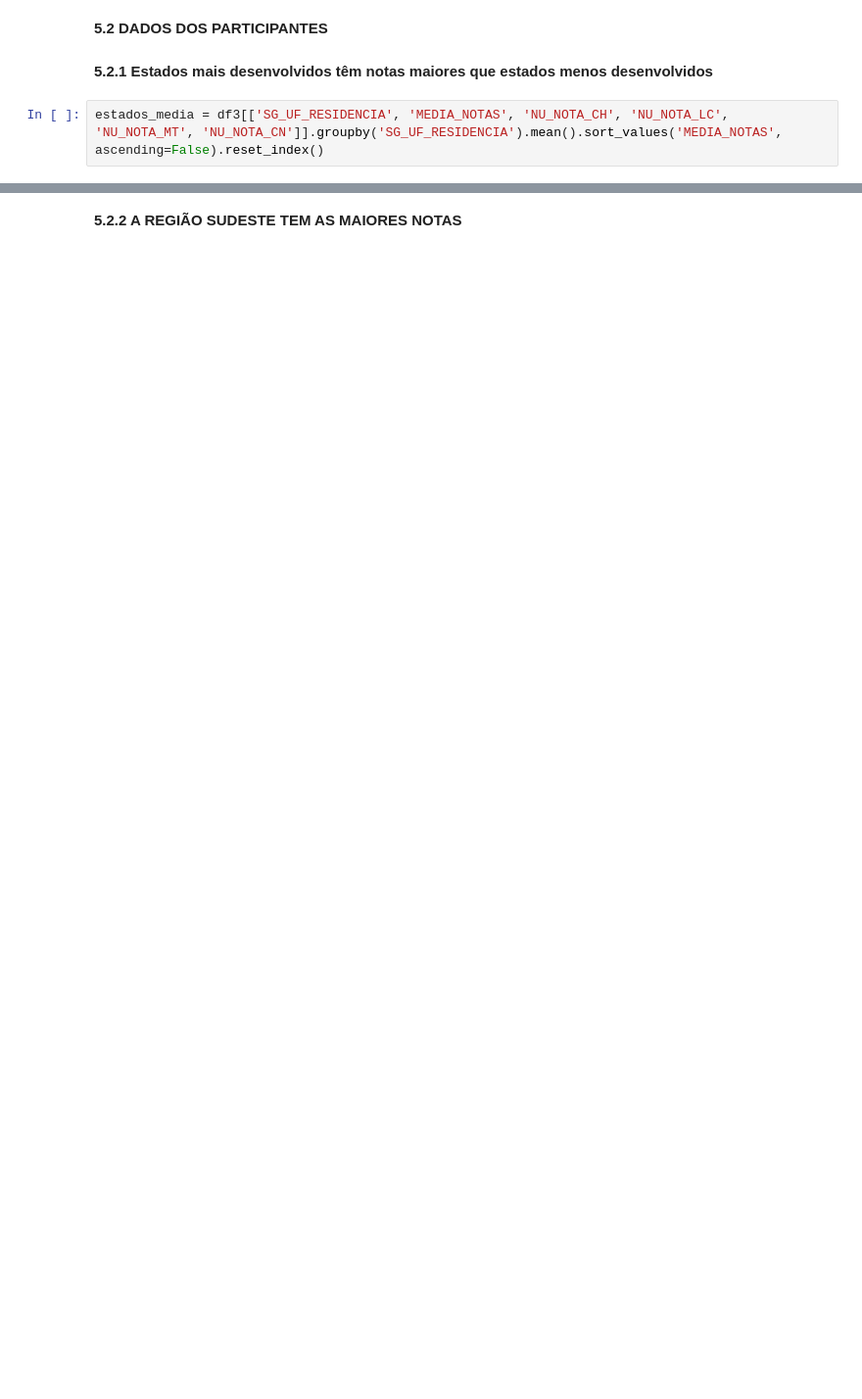
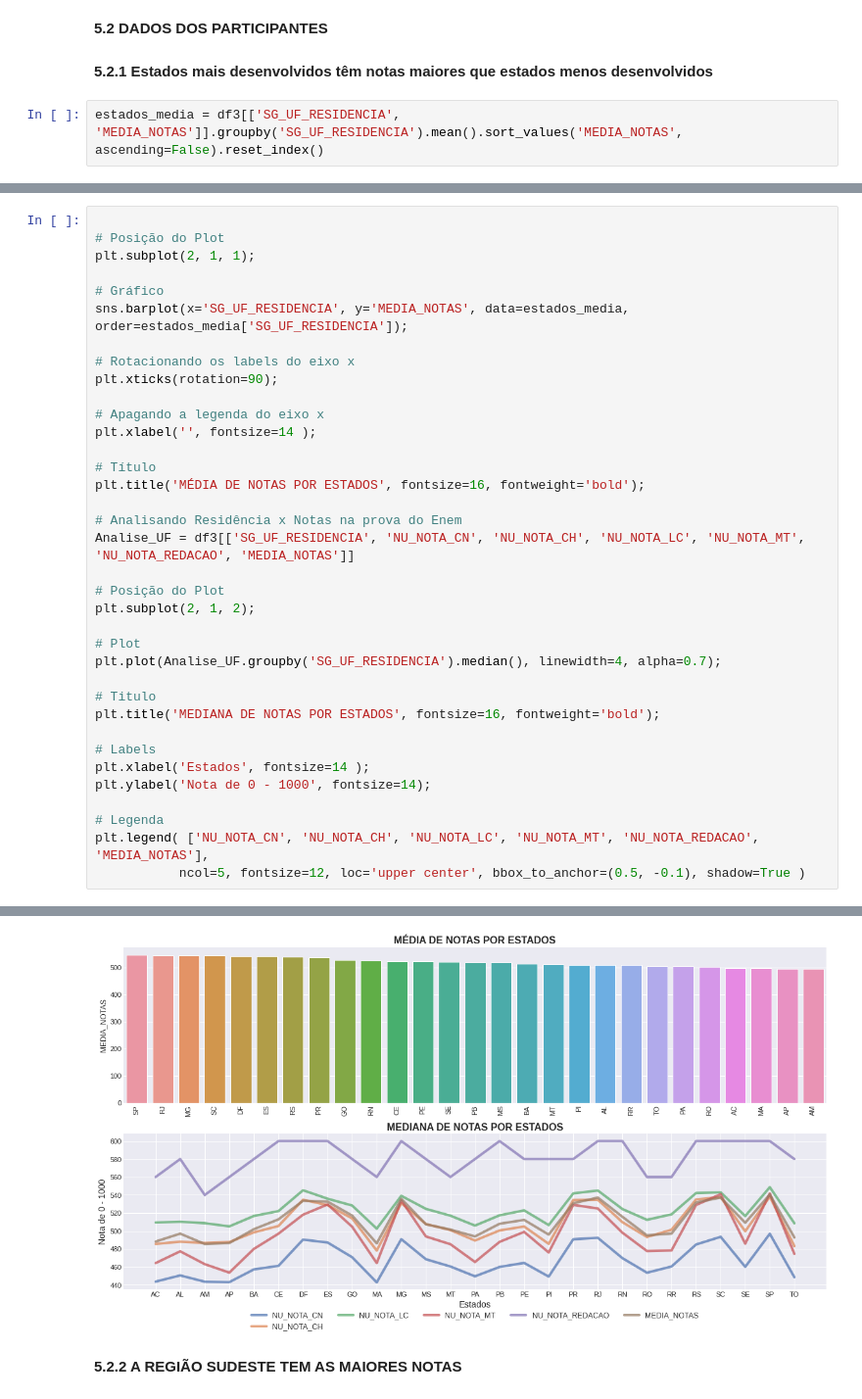
Before and after one commit to alexhenriquepineda/Previsao-Notas-ENEM, a Jupyter notebook: TCC_v1.ipynb, the cells around one changed output, grey strips where cells are left out. Shown at 98% size. Saved outputs shown, nothing was run; the diff lists cells and outputs as text; blank space fills up the shorter version.

```diff
--- a/TCC_v1.ipynb
+++ b/TCC_v1.ipynb
@@ -344,4 +353,4 @@ m
 # %% [markdown]
 **5.2.1 Estados mais desenvolvidos têm notas maiores que estados menos desenvolvidos**
 # %%
-estados_media = df3[['SG_UF_RESIDENCIA', 'MEDIA_NOTAS', 'NU_NOTA_CH', 'NU_NOTA_LC', 'NU_NOTA_MT', 'NU_NOTA_CN']].groupby('SG_UF_RESIDENCIA').mean().sort_values('MEDIA_NOTAS', ascending=False).reset_index()
+estados_media = df3[['SG_UF_RESIDENCIA', 'MEDIA_NOTAS']].groupby('SG_UF_RESIDENCIA').mean().sort_values('MEDIA_NOTAS', ascending=False).reset_index()
@@ -352,0 +357,37 @@ plt.title('MÉDIA DE NOTAS POR ESTADOS', fontsize=16, fontweight='bold');
+# %%
+
+# Posição do Plot
+plt.subplot(2, 1, 1);
+
+# Gráfico
+sns.barplot(x='SG_UF_RESIDENCIA', y='MEDIA_NOTAS', data=estados_media, order=estados_media['SG_UF_RESIDENCIA']);
+
+# Rotacionando os labels do eixo x
+plt.xticks(rotation=90);
+
+# Apagando a legenda do eixo x
+plt.xlabel('', fontsize=14 );
+
+# Título
+plt.title('MÉDIA DE NOTAS POR ESTADOS', fontsize=16, fontweight='bold');
+
+# Analisando Residência x Notas na prova do Enem
+Analise_UF = df3[['SG_UF_RESIDENCIA', 'NU_NOTA_CN', 'NU_NOTA_CH', 'NU_NOTA_LC', 'NU_NOTA_MT', 'NU_NOTA_REDACAO', 'MEDIA_NOTAS']]
+
+# Posição do Plot
+plt.subplot(2, 1, 2);
+
+# Plot
+plt.plot(Analise_UF.groupby('SG_UF_RESIDENCIA').median(), linewidth=4, alpha=0.7);
+
+# Titulo
+plt.title('MEDIANA DE NOTAS POR ESTADOS', fontsize=16, fontweight='bold');
+
+# Labels
+plt.xlabel('Estados', fontsize=14 );
+plt.ylabel('Nota de 0 - 1000', fontsize=14);
+
+# Legenda
+plt.legend( ['NU_NOTA_CN', 'NU_NOTA_CH', 'NU_NOTA_LC', 'NU_NOTA_MT', 'NU_NOTA_REDACAO', 'MEDIA_NOTAS'],
+           ncol=5, fontsize=12, loc='upper center', bbox_to_anchor=(0.5, -0.1), shadow=True )
+# %% [output]
@@ -353,2 +395,3 @@ plt.title('MÉDIA DE NOTAS POR ESTADOS', fontsize=16, fontweight='bold');
+[figure, added]
 # %% [markdown]
 **5.2.2 A REGIÃO SUDESTE TEM AS MAIORES NOTAS**
```
Also changed, not shown: parts of 19 cells of this notebook.
